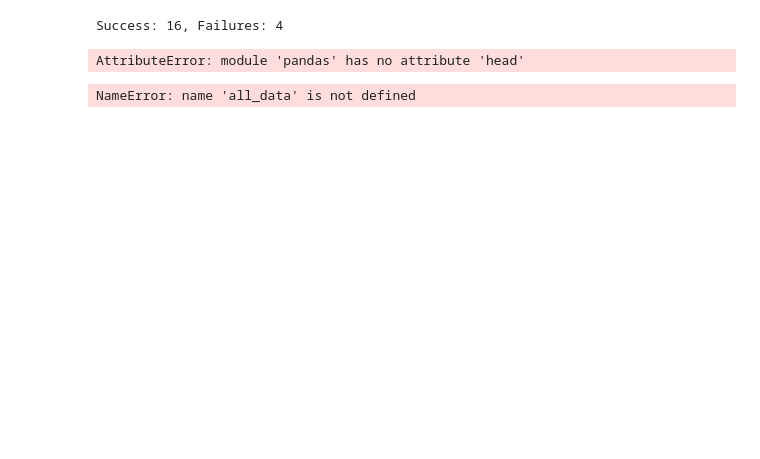
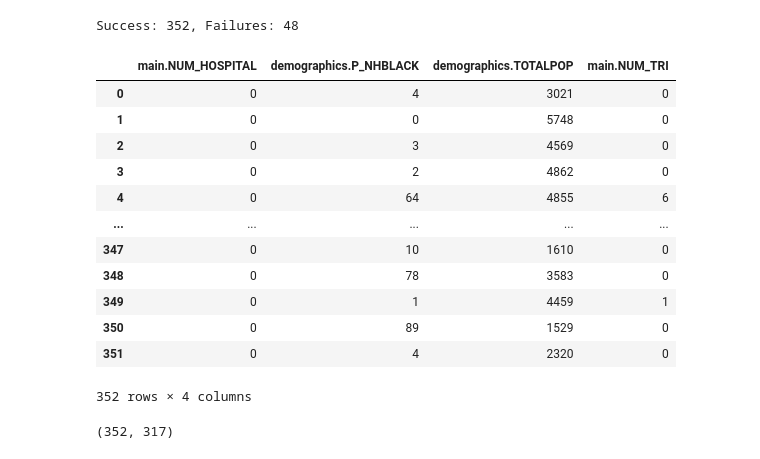
Before and after one commit to Planet-Status-Code-404/Final-Project, a Jupyter notebook: data_collection/epa_chicago.ipynb, the cells around one changed output. Drawn from its saved outputs; the diff is of its cells as text; code cells hidden in the pictures; blank space fills up the shorter version.

```diff
--- a/data_collection/epa_chicago.ipynb
+++ b/data_collection/epa_chicago.ipynb
@@ -1,5 +1,5 @@
 # %%
-#Gathering Data
+#API Calls - Chicago
 
 import requests
 import pandas as pd
@@ -9,7 +9,7 @@ import pandas as pd
 #https://www.epa.gov/ejscreen/ejscreen-api
 
 # Load the CSV file
-file_path = 'Chicago_Tract_ID.csv'
+file_path = './data_files/Chicago_Tract_ID.csv'
 chicago_tracts_df = pd.read_csv(file_path)
 
 def process_tract_id(tract_id):
@@ -27,49 +27,58 @@ base_fips = "17031"
 chicago_tracts_df['Processed'] = chicago_tracts_df.iloc[:, 0].apply(process_tract_id)
 chicago_tracts_df['FIPS'] = base_fips + chicago_tracts_df['Processed']
 
 # Convert the list of FIPS codes to a set for efficiency
 fips_codes = set(chicago_tracts_df['FIPS'])
 
 # DataFrame to store all results
-all_data = pd.DataFrame()
+chicago_data = pd.DataFrame()
 
 # Initialize counters for tracking API calls
 success_count = 0
 fail_count = 0
 
 # Limit the loop to 100 API calls
 for i, fips_code in enumerate(fips_codes):
-    if i >= 20:
+    if i >= 400:
         break  # Exit the loop after n iterations
 
     # Modify the areatype to "tract"
     url = f"https://ejscreen.epa.gov/mapper/ejscreenRESTbroker1.aspx?namestr={fips_code}&geometry=&distance=&unit=9035&areatype=tract&areaid={fips_code}&f=json"
     response = requests.get(url)
 
     data = response.json()
     if 'data' in data:
         df = pd.json_normalize(data['data'])
-        all_data = pd.concat([all_data, df], ignore_index=True)
+        chicago_data = pd.concat([chicago_data, df], ignore_index=True)
         success_count += 1
     else:
         fail_count += 1
 
 # Display the counts and the first few rows of the combined data
 print (f"Success: {success_count}, Failures: {fail_count}")
-all_data[["main.NUM_HOSPITAL","demographics.P_NHBLACK","demographics.TOTALPOP", "main.NUM_TRI"]]
-
-pd.head(all_data)
+chicago_data[["main.NUM_HOSPITAL","demographics.P_NHBLACK","demographics.TOTALPOP", "main.NUM_TRI"]]
 # %% [output]
-Success: 16, Failures: 4
+Success: 352, Failures: 48
+|  | main.NUM_HOSPITAL | demographics.P_NHBLACK | demographics.TOTALPOP | main.NUM_TRI |
+| 0 | 0 | 4 | 3021 | 0 |
+| 1 | 0 | 0 | 5748 | 0 |
+| 2 | 0 | 3 | 4569 | 0 |
+| 3 | 0 | 2 | 4862 | 0 |
+| 4 | 0 | 64 | 4855 | 6 |
+| ... | ... | ... | ... | ... |
+| 347 | 0 | 10 | 1610 | 0 |
+| 348 | 0 | 78 | 3583 | 0 |
+| 349 | 0 | 1 | 4459 | 1 |
+| 350 | 0 | 89 | 1529 | 0 |
+| 351 | 0 | 4 | 2320 | 0 |
-AttributeError: module 'pandas' has no attribute 'head'
+352 rows × 4 columns
 # %%
 #Exploring Data
 
-all_data.head(50)
-all_data.describe()
-all_data.shape
+chicago_data.describe()
+chicago_data.shape
 # %% [output]
-NameError: name 'all_data' is not defined
+(352, 317)
 # %%
 #Visualizing Data
 
```
Also changed, not shown: parts of 3 cells of this notebook, 11 other files.
